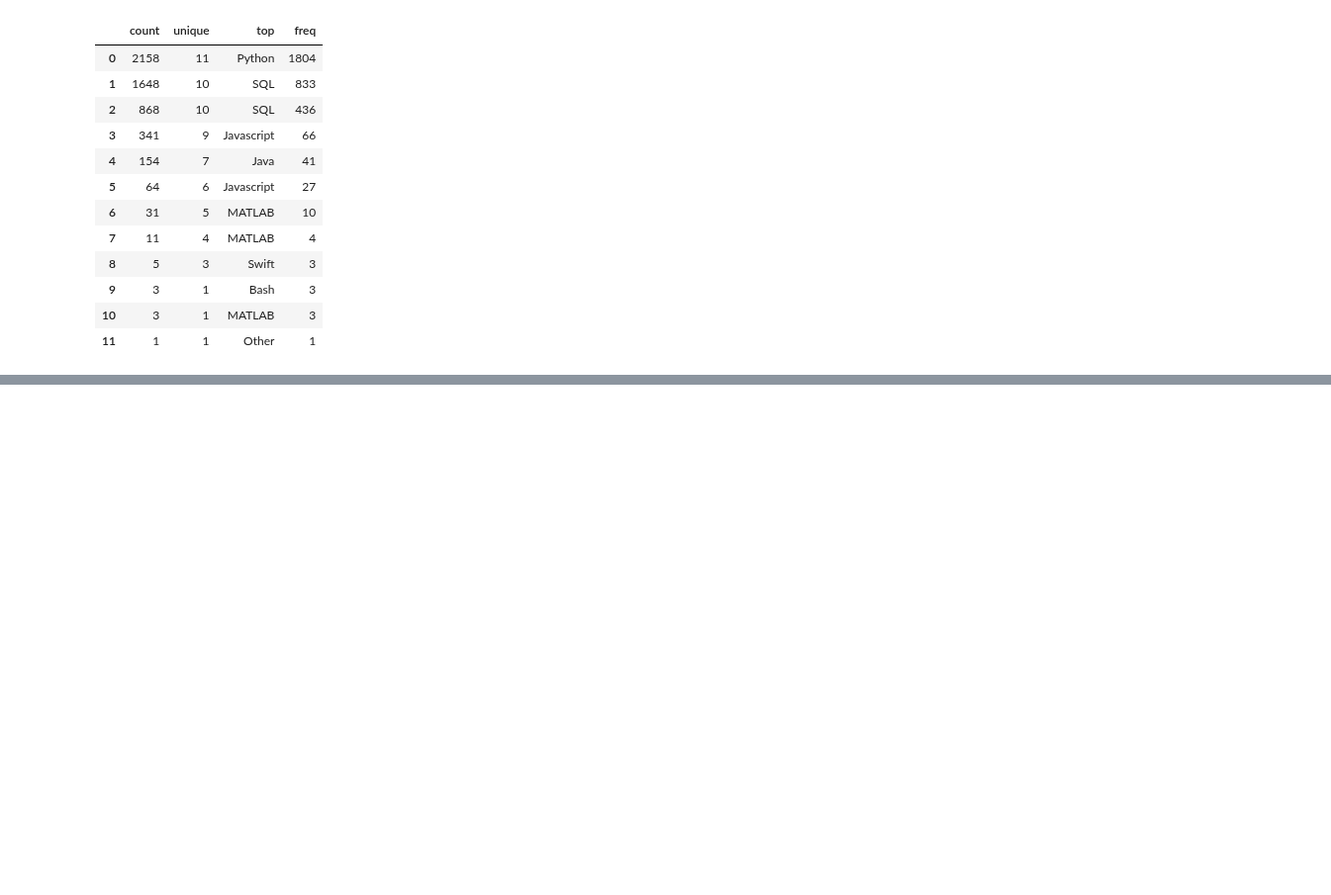
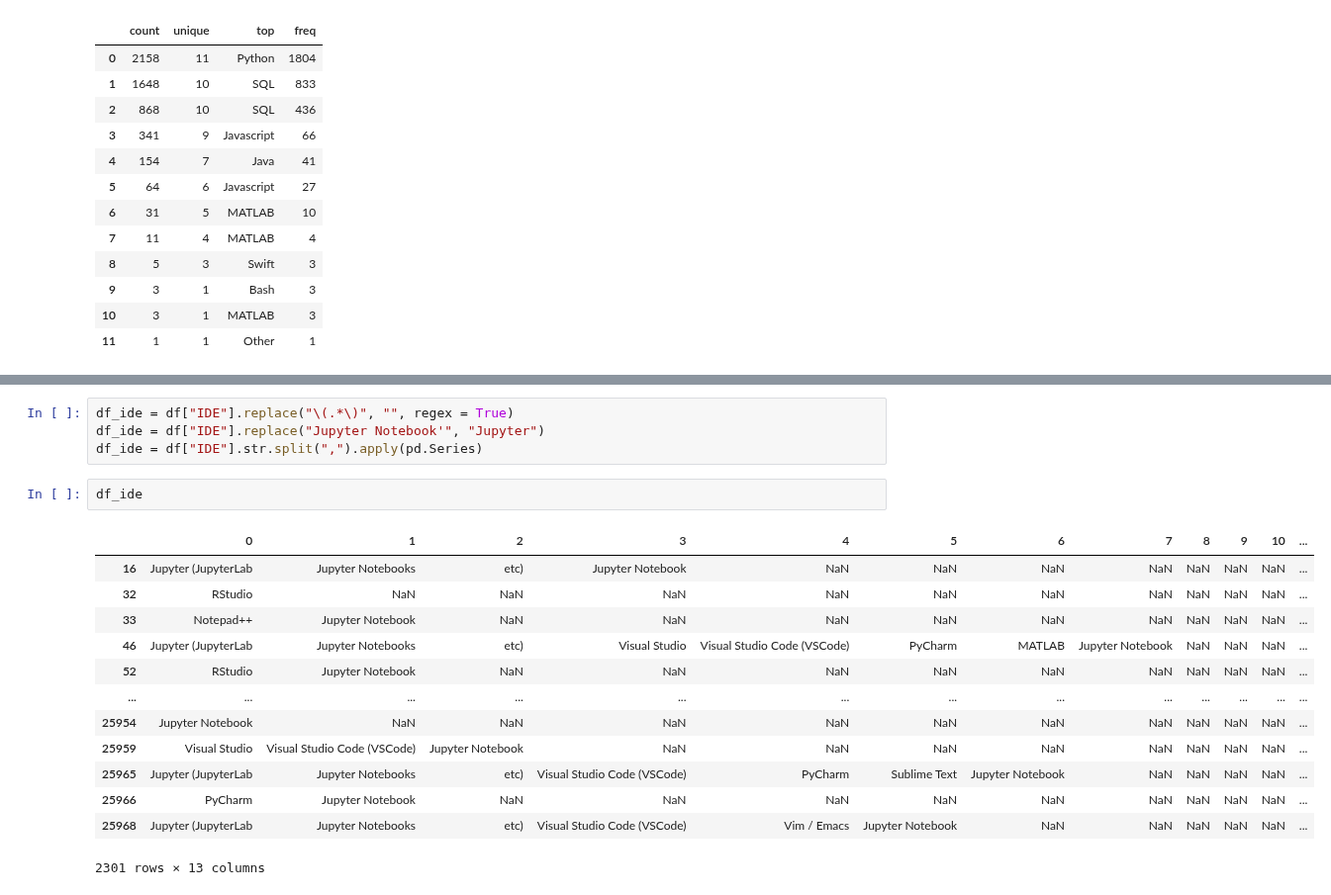
Before and after one commit to Adalab/EDA-ETL-project, a Jupyter notebook: procesamiento_columnas.ipynb, the cells around one changed output, grey strips where cells are left out. Shown at 99% size. Saved outputs shown, nothing was run; the diff lists cells and outputs as text; blank space fills up the shorter version.

```diff
--- a/procesamiento_columnas.ipynb
+++ b/procesamiento_columnas.ipynb
@@ -341,0 +381,20 @@ sns.countplot(x = df["lenguajes_recomendados"]);
+# %%
+df_ide = df["IDE"].replace("\(.*\)", "", regex = True)
+df_ide = df["IDE"].replace("Jupyter Notebook'", "Jupyter")
+df_ide = df["IDE"].str.split(",").apply(pd.Series)
+# %%
+df_ide
+# %% [output]
+|  | 0 | 1 | 2 | 3 | 4 | 5 | 6 | 7 | 8 | 9 | 10 | ... |
+| 16 | Jupyter (JupyterLab | Jupyter Notebooks | etc) | Jupyter Notebook | NaN | NaN | NaN | NaN | NaN | NaN | NaN | ... |
+| 32 | RStudio | NaN | NaN | NaN | NaN | NaN | NaN | NaN | NaN | NaN | NaN | ... |
+| 33 | Notepad++ | Jupyter Notebook | NaN | NaN | NaN | NaN | NaN | NaN | NaN | NaN | NaN | ... |
+| 46 | Jupyter (JupyterLab | Jupyter Notebooks | etc) | Visual Studio | Visual Studio Code (VSCode) | PyCharm | MATLAB | Jupyter Notebook | NaN | NaN | NaN | ... |
+| 52 | RStudio | Jupyter Notebook | NaN | NaN | NaN | NaN | NaN | NaN | NaN | NaN | NaN | ... |
+| ... | ... | ... | ... | ... | ... | ... | ... | ... | ... | ... | ... | ... |
+| 25954 | Jupyter Notebook | NaN | NaN | NaN | NaN | NaN | NaN | NaN | NaN | NaN | NaN | ... |
+| 25959 | Visual Studio | Visual Studio Code (VSCode) | Jupyter Notebook | NaN | NaN | NaN | NaN | NaN | NaN | NaN | NaN | ... |
+| 25965 | Jupyter (JupyterLab | Jupyter Notebooks | etc) | Visual Studio Code (VSCode) | PyCharm | Sublime Text | Jupyter Notebook | NaN | NaN | NaN | NaN | ... |
+| 25966 | PyCharm | Jupyter Notebook | NaN | NaN | NaN | NaN | NaN | NaN | NaN | NaN | NaN | ... |
+| 25968 | Jupyter (JupyterLab | Jupyter Notebooks | etc) | Visual Studio Code (VSCode) | Vim / Emacs | Jupyter Notebook | NaN | NaN | NaN | NaN | NaN | ... |
+2301 rows × 13 columns
```
Also changed, not shown: parts of 6 cells of this notebook, 2 other files.
